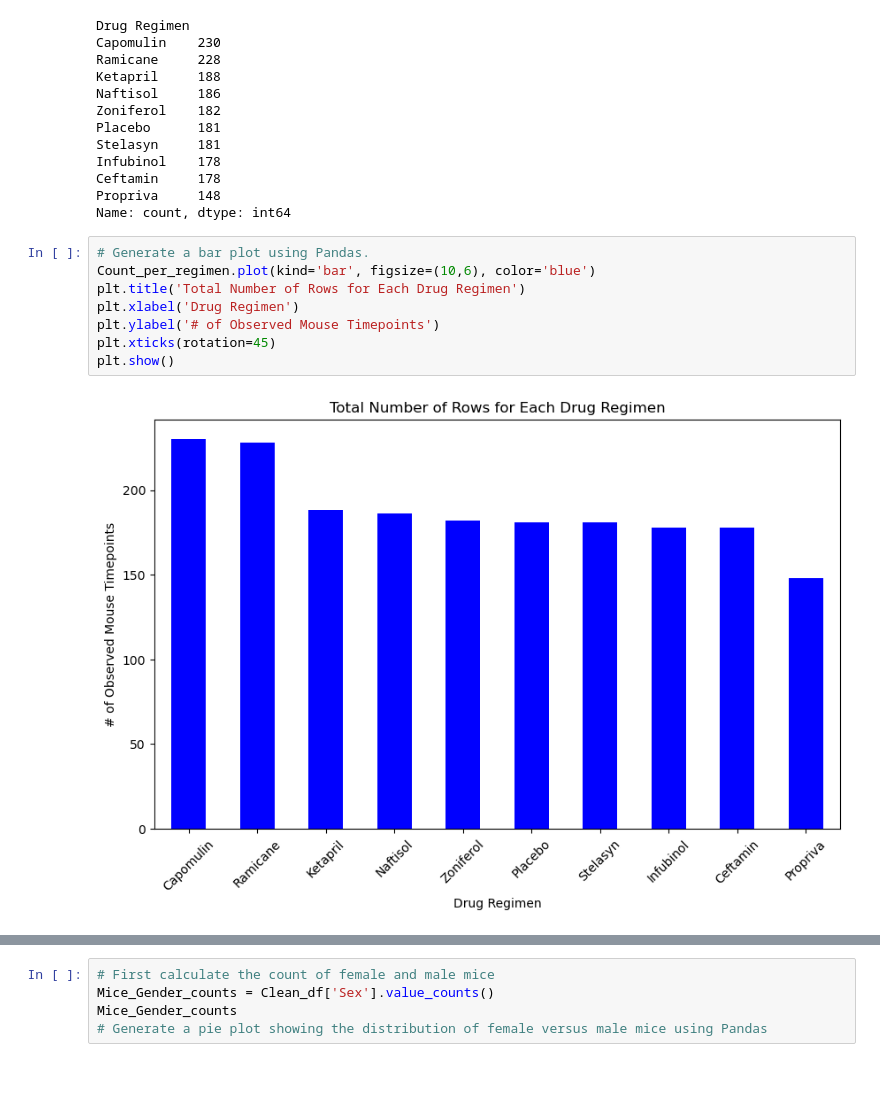
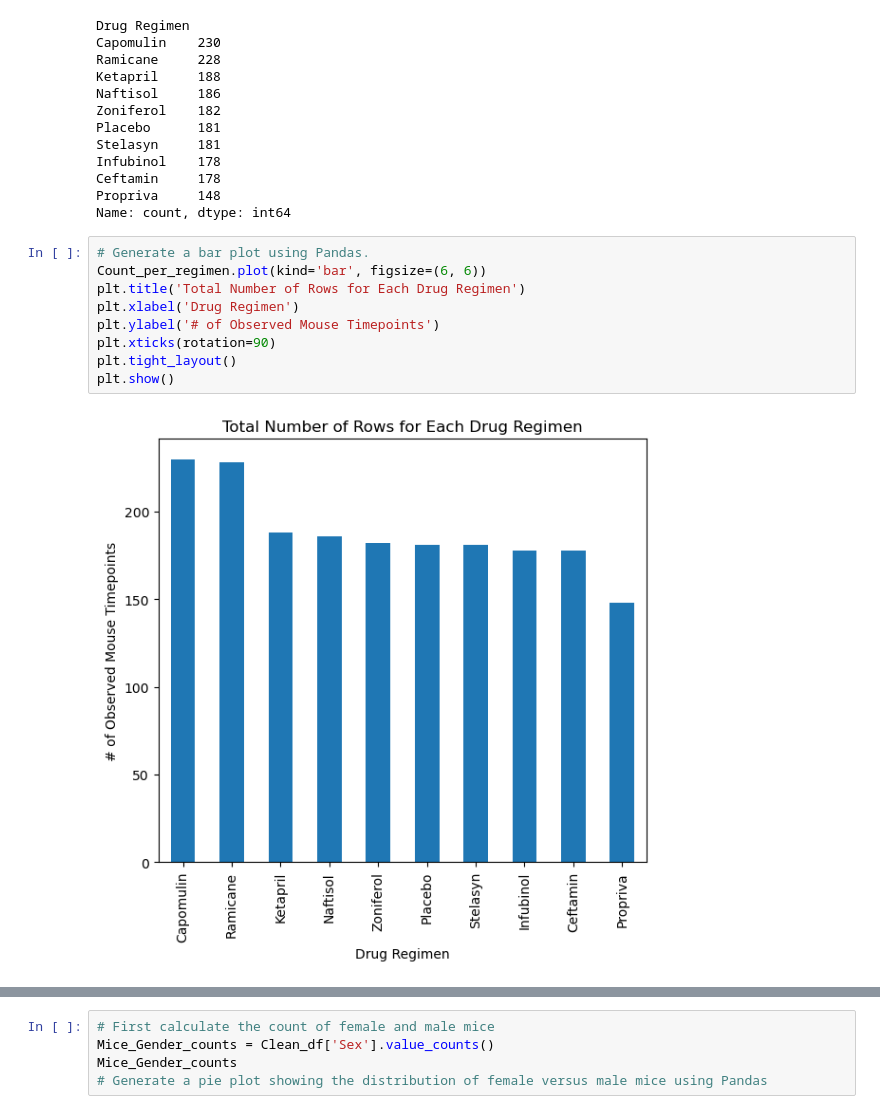
Before and after one commit to OluDadaG/matplotlibChallenge, a Jupyter notebook: pymaceuticals_starter.ipynb, the cells around one changed output, grey strips where cells are left out. Drawn from its saved outputs; the diff is of its cells as text; blank space fills up the shorter version.

```diff
--- a/pymaceuticals_starter.ipynb
+++ b/pymaceuticals_starter.ipynb
@@ -157,13 +157,14 @@ Propriva     148
 Name: count, dtype: int64
 # %%
 # Generate a bar plot using Pandas.
-Count_per_regimen.plot(kind='bar', figsize=(10,6), color='blue')
+Count_per_regimen.plot(kind='bar', figsize=(6, 6))
 plt.title('Total Number of Rows for Each Drug Regimen')
 plt.xlabel('Drug Regimen')
 plt.ylabel('# of Observed Mouse Timepoints')
-plt.xticks(rotation=45)
+plt.xticks(rotation=90)
+plt.tight_layout()
 plt.show()
 # %% [output]
-[figure, old version]
+[figure, new version]
 # %%
 # Alternatively: Generate a bar plot showing the total number of rows (Mouse ID/Timepoints) for each drug regimen using pyplot.
```
Also changed, not shown: parts of 9 cells of this notebook, 2 other files.
